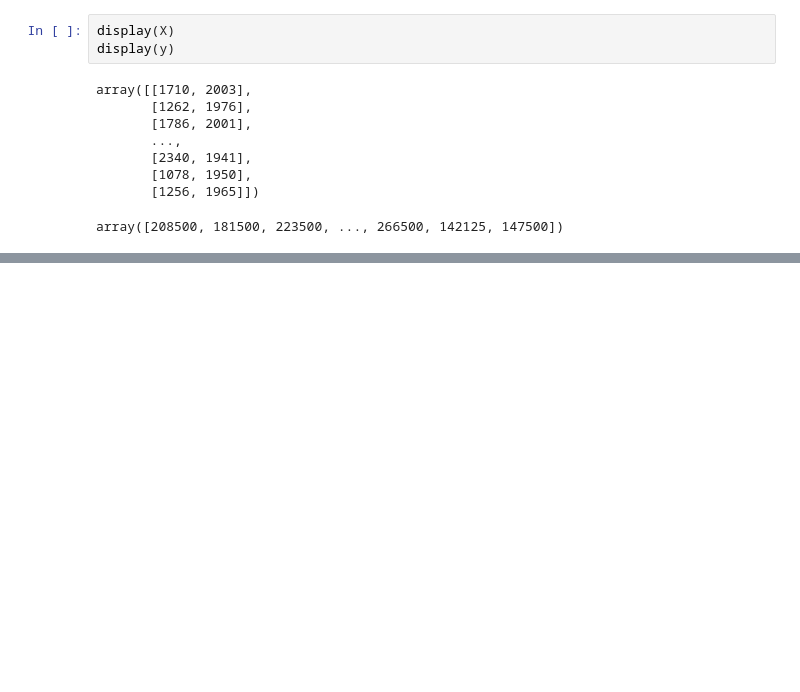
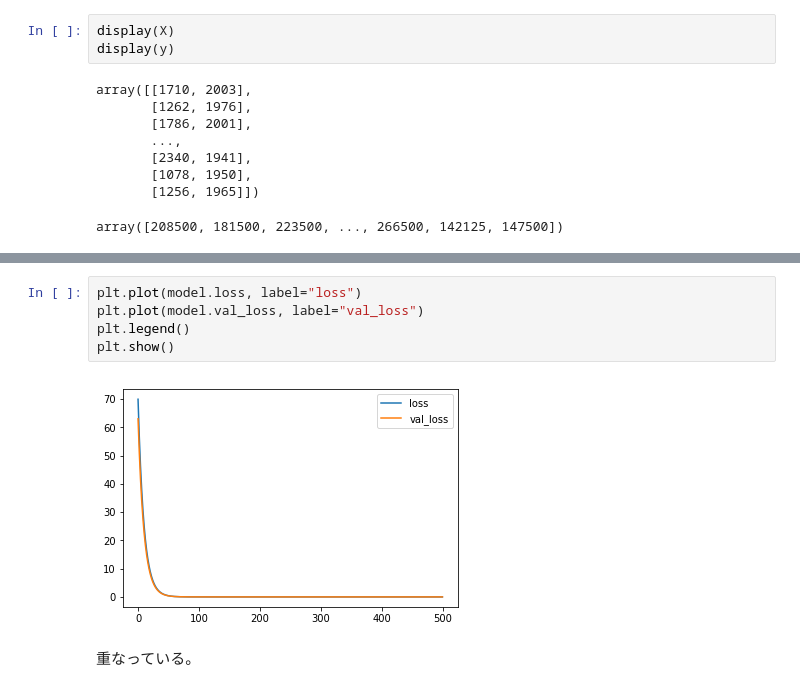
Before and after one commit to masterplan1216/diveintocode-ml, a Jupyter notebook: sprint/Linear_regression.ipynb, the cells around one changed output, grey strips where cells are left out. Cells and saved outputs as stored; diff of their text form; blank space fills up the shorter version.

```diff
--- a/sprint/Linear_regression.ipynb
+++ b/sprint/Linear_regression.ipynb
@@ -745,0 +459,9 @@ array([[1530, 2005],
+# %%
+plt.plot(model.loss, label="loss")
+plt.plot(model.val_loss, label="val_loss")
+plt.legend()
+plt.show()
+# %% [output]
+[figure, added]
+# %% [markdown]
+重なっている。
```
Also changed, not shown: parts of 30 cells of this notebook.
